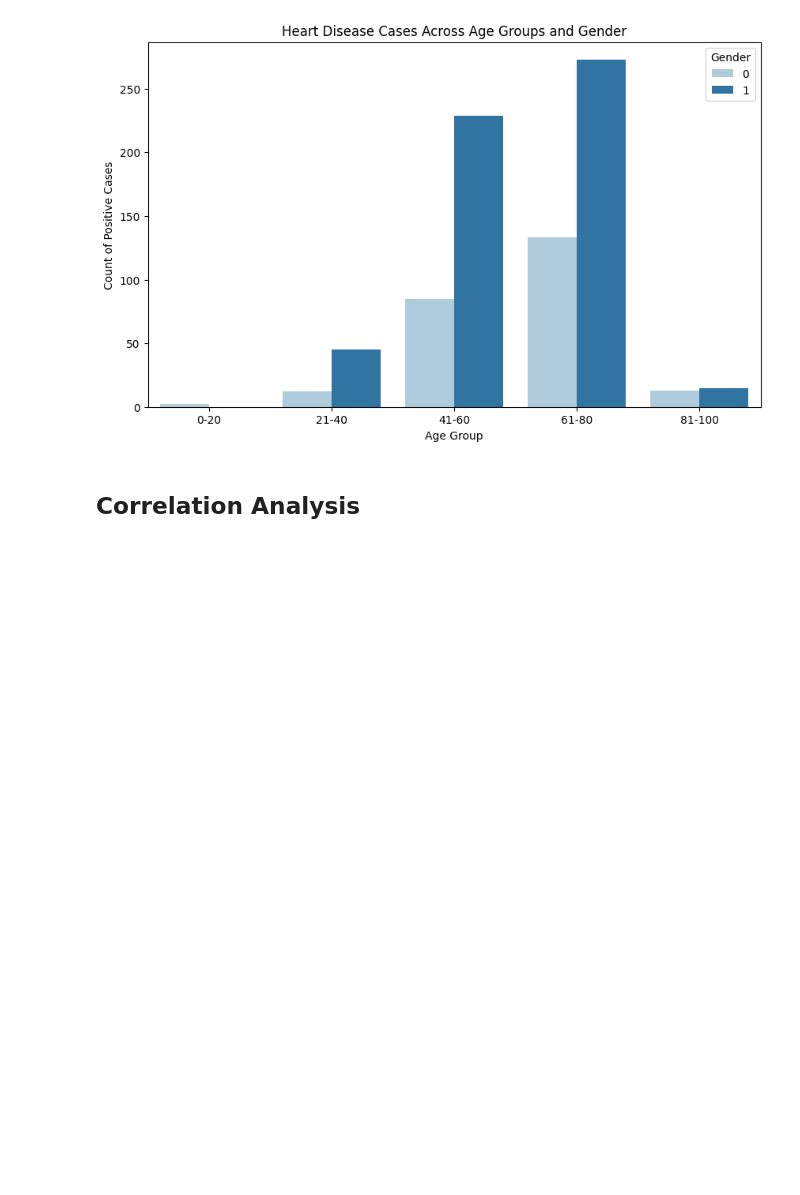
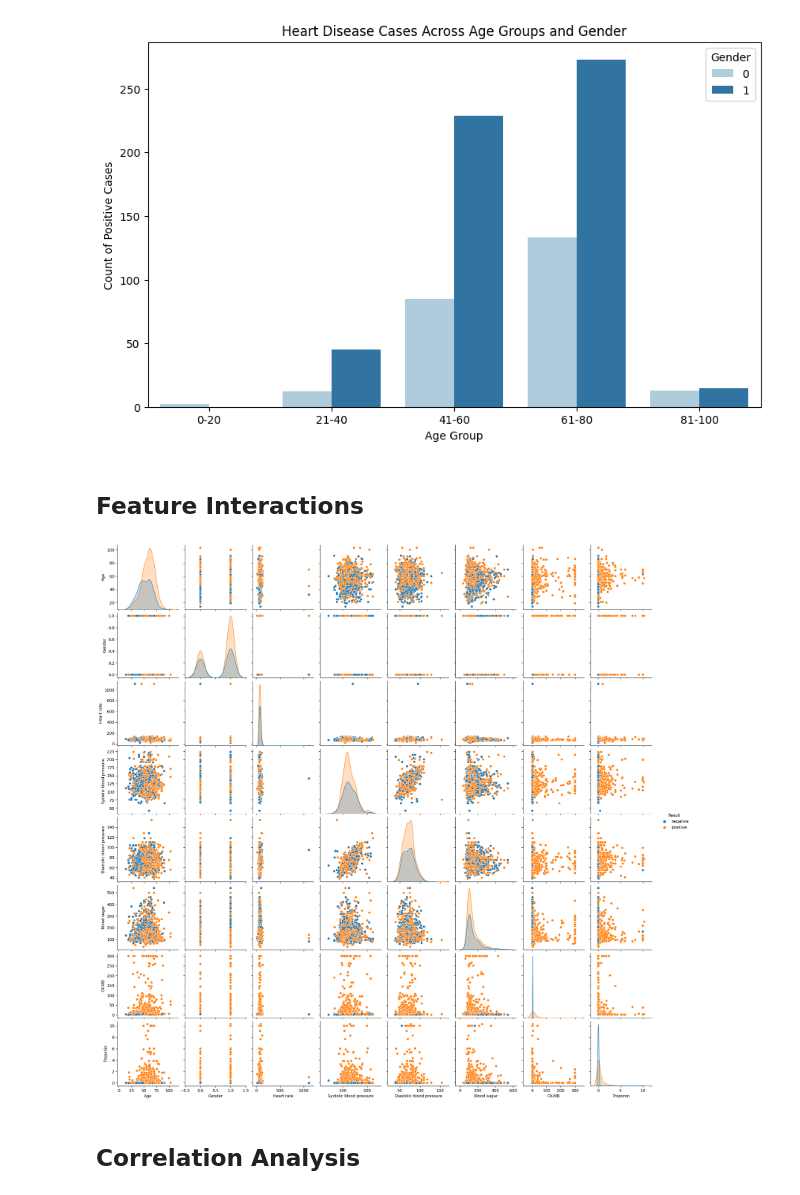
Before and after one commit to Md-Yasin-Arafat/eda-ml-workflow-, a Jupyter notebook: heart-disease-prediction.ipynb, the cells around one changed output. Drawn from its saved outputs; the diff is of its cells as text; code cells hidden in the pictures; blank space fills up the shorter version.

```diff
--- a/heart-disease-prediction.ipynb
+++ b/heart-disease-prediction.ipynb
@@ -116,5 +162,12 @@ plt.legend(title="Gender")
 plt.show()
 # %% [output]
 [figure]
+# %% [markdown]
+## Feature Interactions
+# %%
+sns.pairplot(df, hue="Result", diag_kind="kde")
+plt.show()
+# %% [output]
+[figure, added]
 # %% [markdown]
 ##  **Correlation Analysis**
```
Also changed, not shown: parts of 24 cells of this notebook.
